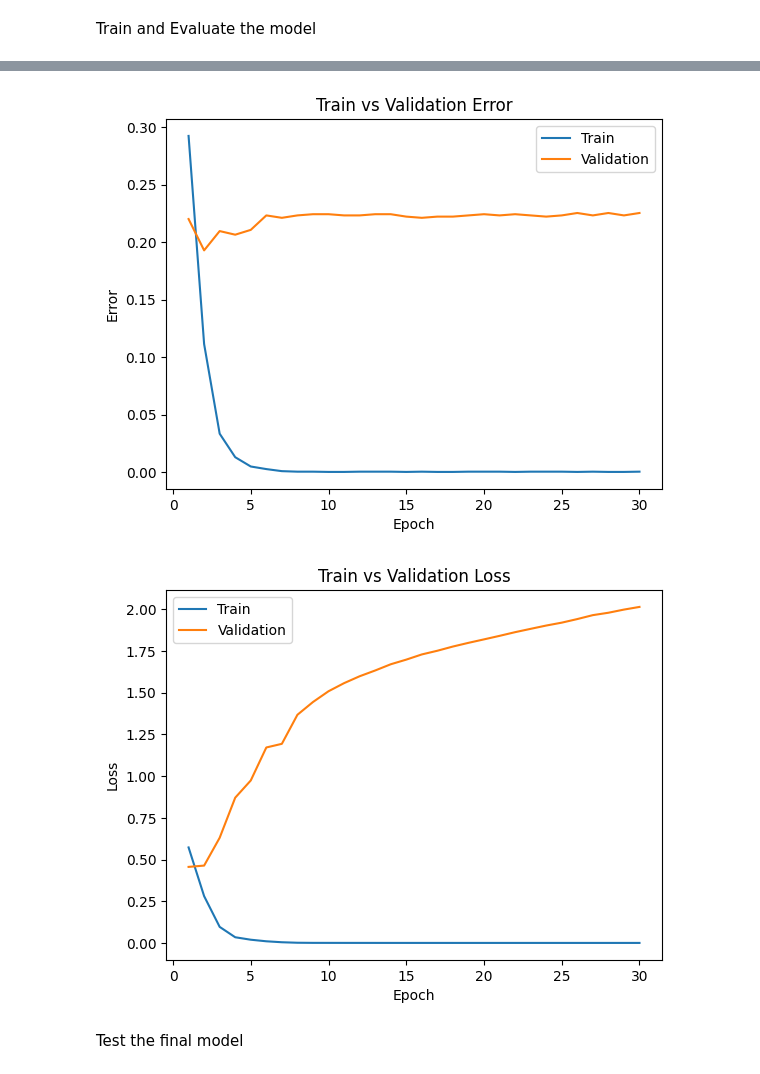
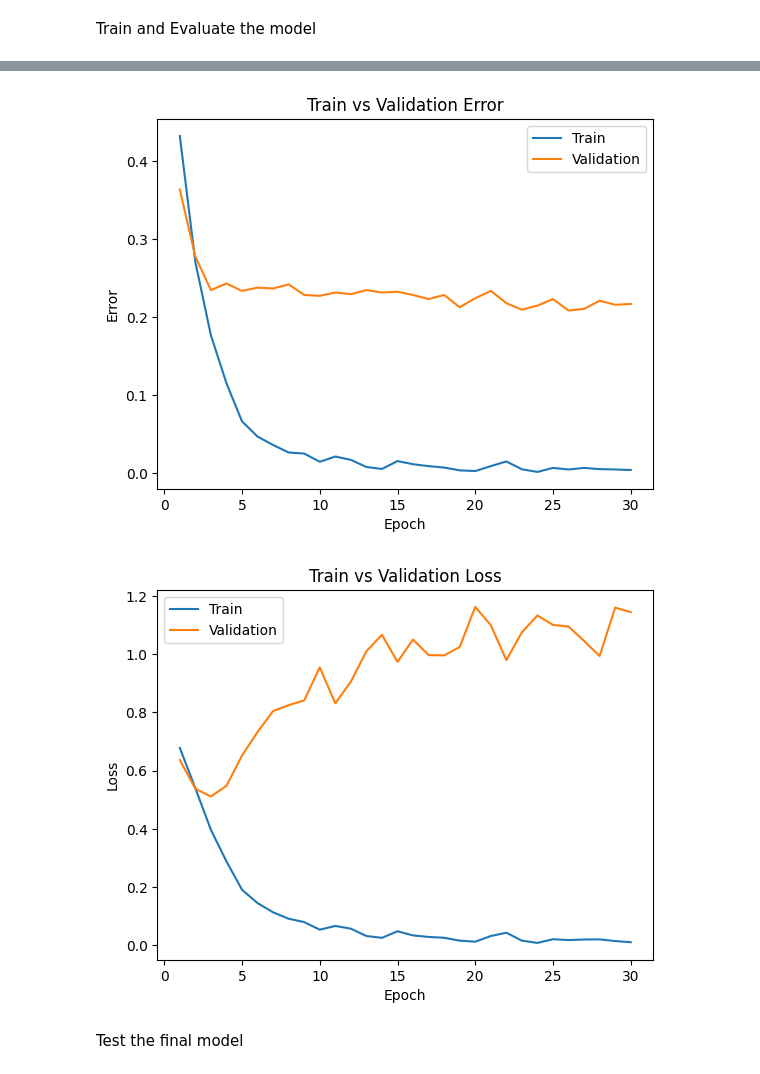
Before and after one commit to sissi820li/Deep-Learning-Project, a Jupyter notebook: MisinformationDetectionProject/Project/Model_final.ipynb, the cells around one changed output, grey strips where cells are left out. Cells and saved outputs as stored; diff of their text form; code cells hidden in the pictures.

Commit message:
working on improving final model accuracy

```diff
--- a/MisinformationDetectionProject/Project/Model_final.ipynb
+++ b/MisinformationDetectionProject/Project/Model_final.ipynb
@@ -15,18 +22,19 @@ class MisinfoLSTM(nn.Module):
     def __init__(self, vocab_size, embedding_dim, hidden_dim, output_dim=1, n_layers=1, bidirectional=True):
         super().__init__()
         self.name = "MisinfoLSTM"
-
         self.embedding = nn.Embedding(vocab_size, embedding_dim)
 
-        # LSTM: Captures the sequence of the text
         self.lstm = nn.LSTM(embedding_dim,
                             hidden_dim,
                             num_layers=n_layers,
                             bidirectional=bidirectional,
-                            batch_first=True)
+                            batch_first=True,
+                            dropout=0.2) # Add a dropout
 
-        # Takes the LSTM memory and maps it to an output
         linear_input_dim = hidden_dim * 2 if bidirectional else hidden_dim
+
+        self.dropout = nn.Dropout(0.2) # Add a dropout layer
+
         self.fc = nn.Linear(linear_input_dim, output_dim)
         self.sigmoid = nn.Sigmoid()
 
@@ -34,13 +42,13 @@ class MisinfoLSTM(nn.Module):
         embedded = self.embedding(text)
         lstm_out, (hidden, cell) = self.lstm(embedded)
 
-        #use torch.cat to concatenate (merge) forward context tensor and backward context tensor into one unified tensor
         if self.lstm.bidirectional:
             hidden_final = torch.cat((hidden[-2,:,:], hidden[-1,:,:]), dim=1)
         else:
             hidden_final = hidden[-1,:,:]
 
-        dense_outputs = self.fc(hidden_final)
+        dropped_out = self.dropout(hidden_final) # Pass final hidden state through dropout layer
+        dense_outputs = self.fc(dropped_out) # Pass dropped out tensor into fully connected layer
 
         return self.sigmoid(dense_outputs).squeeze()
 
@@ -80,7 +88,7 @@ def evaluate(net, loader, criterion):
 
 def train_net(net, train_loader, val_loader, batch_size=32, learning_rate=0.001, num_epochs=10):
     criterion = nn.BCELoss()
-    optimizer = optim.Adam(net.parameters(), lr=learning_rate)
+    optimizer = optim.Adam(net.parameters(), lr=learning_rate, weight_decay=1e-4) # Add weight decay to Adam Optimizer
 
     train_err = np.zeros(num_epochs)
     train_loss = np.zeros(num_epochs)
@@ -190,11 +198,11 @@ max_val_id = loaded_val['features'].max().item()
 # The vocab size must be greater than highest token ID
 VOCAB_SIZE = max(max_train_id, max_val_id) + 1
 EMBEDDING_DIM = 100
-HIDDEN_DIM = 64
+HIDDEN_DIM = 32
 
 misinfo = MisinfoLSTM(vocab_size=VOCAB_SIZE, embedding_dim=EMBEDDING_DIM, hidden_dim=HIDDEN_DIM, n_layers=2, bidirectional=True)
 
 # Train and plot
-model_path = train_net(misinfo, train_loader=train_loader, val_loader=val_loader, batch_size=32, learning_rate=0.01, num_epochs=30)
+model_path = train_net(misinfo, train_loader=train_loader, val_loader=val_loader, batch_size=32, learning_rate=0.001, num_epochs=30)
 plot_training_curve(model_path)
 # %% [output]
@@ -218,5 +226,5 @@ Total time elapsed: 175.48 seconds
-[figure, old version]
+[figure, new version]
-[figure, old version]
+[figure, new version]
 # %% [markdown]
 Test the final model
 # %%
```
Also changed, not shown: parts of 5 cells of this notebook, 1 other file.
